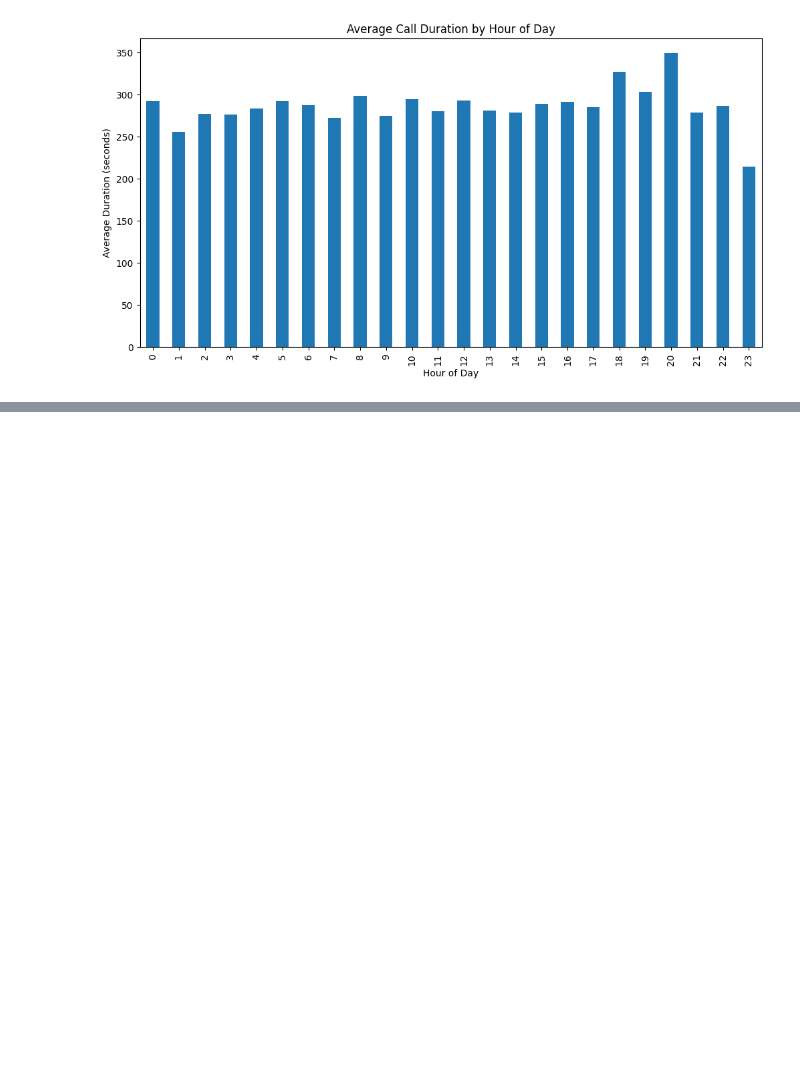
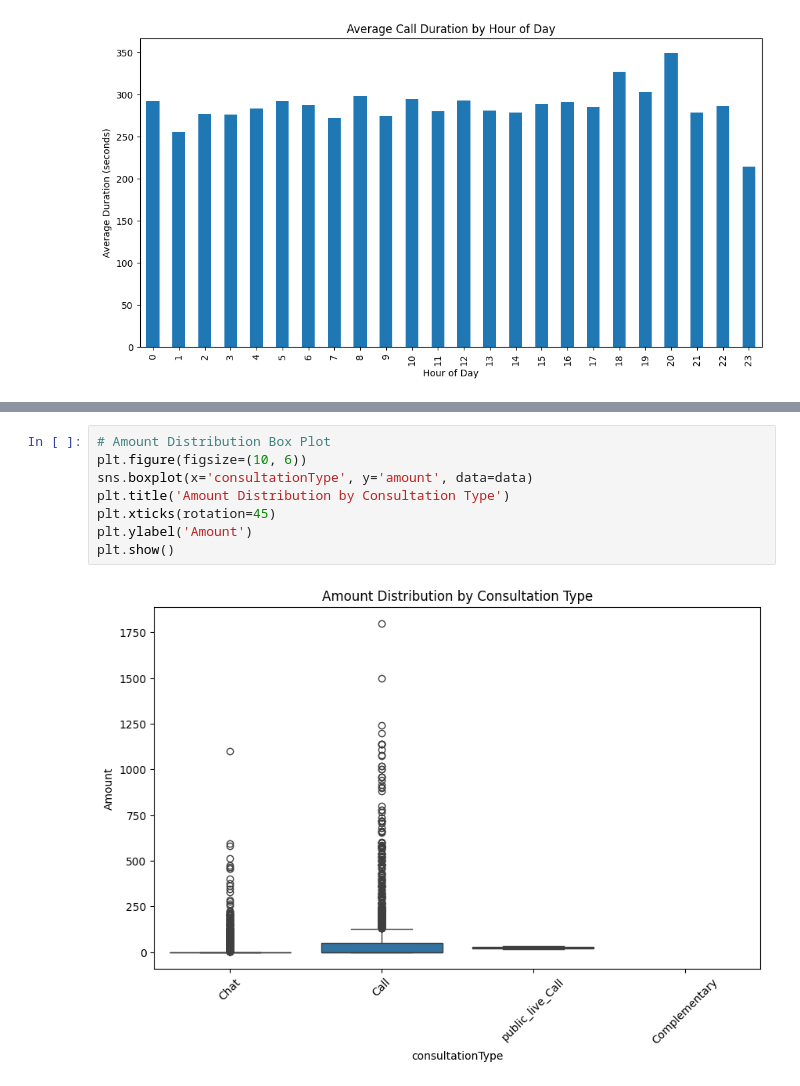
Before and after one commit to abhashgoyal/GuruCool-Analysis, a Jupyter notebook: Notebook/DataExplorations.ipynb, the cells around one changed output, grey strips where cells are left out. Drawn from its saved outputs; the diff is of its cells as text; blank space fills up the shorter version.

```diff
--- a/Notebook/DataExplorations.ipynb
+++ b/Notebook/DataExplorations.ipynb
@@ -1008,0 +1070,10 @@ NameError: name 'data' is not defined
+# %%
+# Amount Distribution Box Plot
+plt.figure(figsize=(10, 6))
+sns.boxplot(x='consultationType', y='amount', data=data)
+plt.title('Amount Distribution by Consultation Type')
+plt.xticks(rotation=45)
+plt.ylabel('Amount')
+plt.show()
+# %% [output]
+[figure, added]
```
Also changed, not shown: parts of 34 cells of this notebook.
